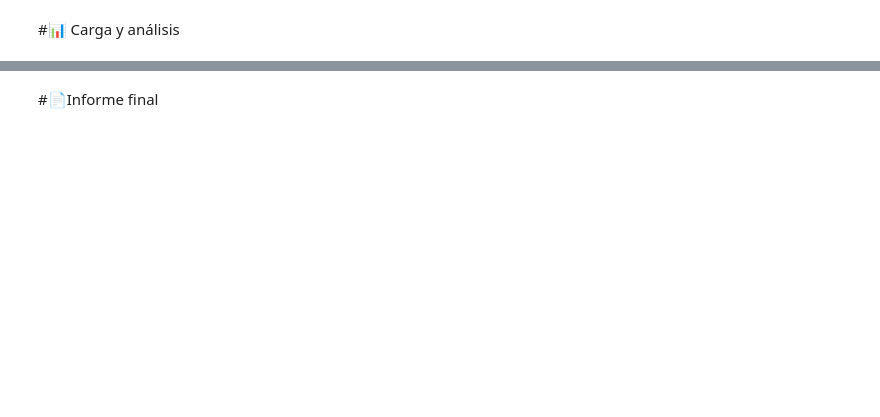
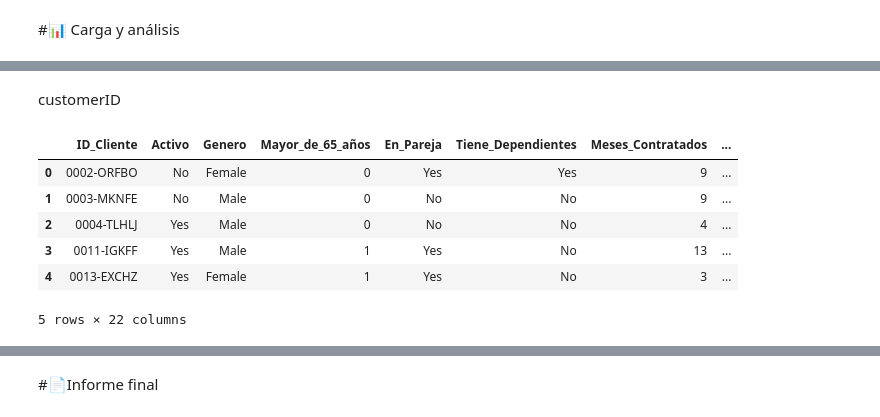
Before and after one commit to Deinbi/TelecomX_Challenge, a Jupyter notebook: WalterMancuso_TelecomX_LATAM.ipynb, the cells around one changed output, grey strips where cells are left out. Saved outputs shown, nothing was run; the diff lists cells and outputs as text; code cells hidden in the pictures; blank space fills up the shorter version.

```diff
--- a/WalterMancuso_TelecomX_LATAM.ipynb
+++ b/WalterMancuso_TelecomX_LATAM.ipynb
@@ -259,0 +436,55 @@ Los vacios son solo el 3% de los datos aportados. En un principio, los voy a eli
+# %% [markdown]
+customerID
+# %%
+#Columna 1
+df_limpio = df_limpio.rename(columns={"customerID": "ID_Cliente"})
+#Columna 2
+df_limpio = df_limpio.rename(columns={"Churn": "Activo"})
+#Columna 3
+df_limpio = df_limpio.rename(columns={"customer.gender":"Genero"})
+#Columna 4
+df_limpio = df_limpio.rename(columns={"customer.SeniorCitizen":"Mayor_de_65_años"})
+#Columna 5
+df_limpio = df_limpio.rename(columns={"customer.Partner":"En_Pareja"})
+#Columna 6
+df_limpio = df_limpio.rename(columns={"customer.Dependents":"Tiene_Dependientes"})
+#Columna 7
+df_limpio = df_limpio.rename(columns={"customer.tenure":"Meses_Contratados"})
+#Columna 8
+df_limpio = df_limpio.rename(columns={"phone.PhoneService":"Servicio_Telefonico"})
+#Columna 9
+df_limpio = df_limpio.rename(columns={"phone.MultipleLines":"Multiples_Lineas"})
+#Columna 10
+df_limpio = df_limpio.rename(columns={"internet.InternetService":"Servicio_Internet"})
+#Columna 11
+df_limpio = df_limpio.rename(columns={"internet.OnlineSecurity":"Seguridad_Online"})
+#Columna 12
+df_limpio = df_limpio.rename(columns={"internet.OnlineBackup":"Backup_Online"})
+#Columna 13
+df_limpio = df_limpio.rename(columns={"internet.DeviceProtection":"Proteccion_Dispositivos"})
+#Columna 14
+df_limpio = df_limpio.rename(columns={"internet.TechSupport":"Soporte_Tecnico"})
+#Columna 15
+df_limpio = df_limpio.rename(columns={"internet.StreamingTV":"Streaming_TV"})
+#Columna 16
+df_limpio = df_limpio.rename(columns={"internet.StreamingMovies":"Streaming_Peliculas"})
+#Columna 17
+df_limpio = df_limpio.rename(columns={"account.Contract":"Tipo_de_Contrato"})
+#Columna 18
+df_limpio = df_limpio.rename(columns={"account.PaperlessBilling":"Facturacion_Electronica"})
+#Columna 19
+df_limpio = df_limpio.rename(columns={"account.PaymentMethod":"Metodo_Pago"})
+#Columna 20
+df_limpio = df_limpio.rename(columns={"account.Charges.Monthly":"Cobro_Mensual"})
+#Columna 21
+df_limpio = df_limpio.rename(columns={"account.Charges.Total":"Gasto_Total"})
+
+df_limpio.head()
+# %% [output]
+|  | ID_Cliente | Activo | Genero | Mayor_de_65_años | En_Pareja | Tiene_Dependientes | Meses_Contratados | ... |
+| 0 | 0002-ORFBO | No | Female | 0 | Yes | Yes | 9 | ... |
+| 1 | 0003-MKNFE | No | Male | 0 | No | No | 9 | ... |
+| 2 | 0004-TLHLJ | Yes | Male | 0 | No | No | 4 | ... |
+| 3 | 0011-IGKFF | Yes | Male | 1 | Yes | No | 13 | ... |
+| 4 | 0013-EXCHZ | Yes | Female | 1 | Yes | No | 3 | ... |
+5 rows × 22 columns
```
Also changed, not shown: parts of 21 cells of this notebook.
